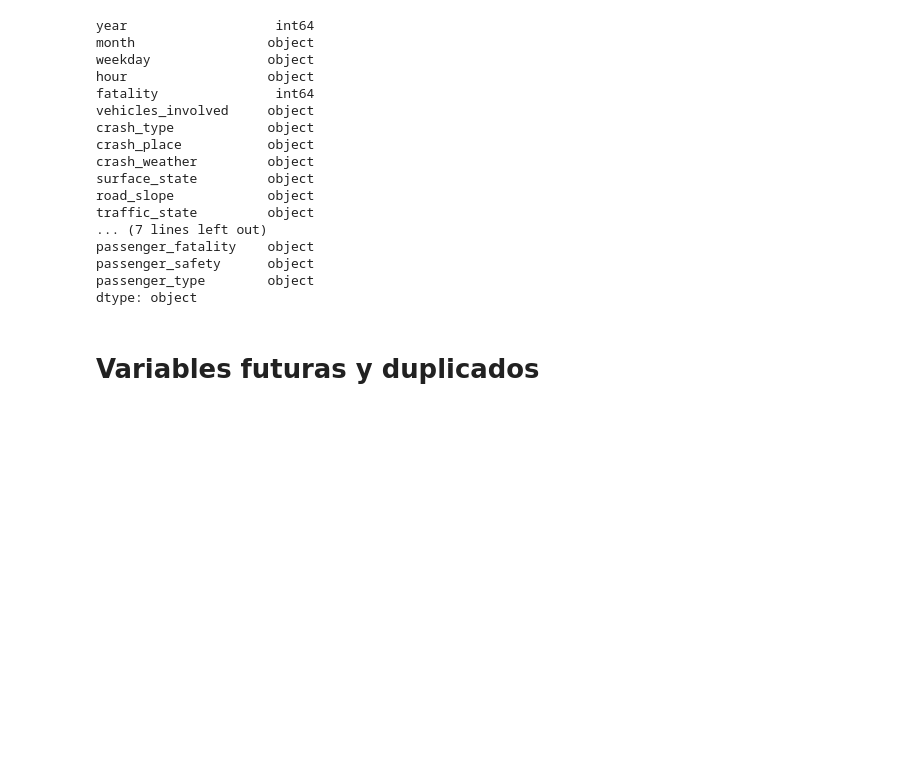
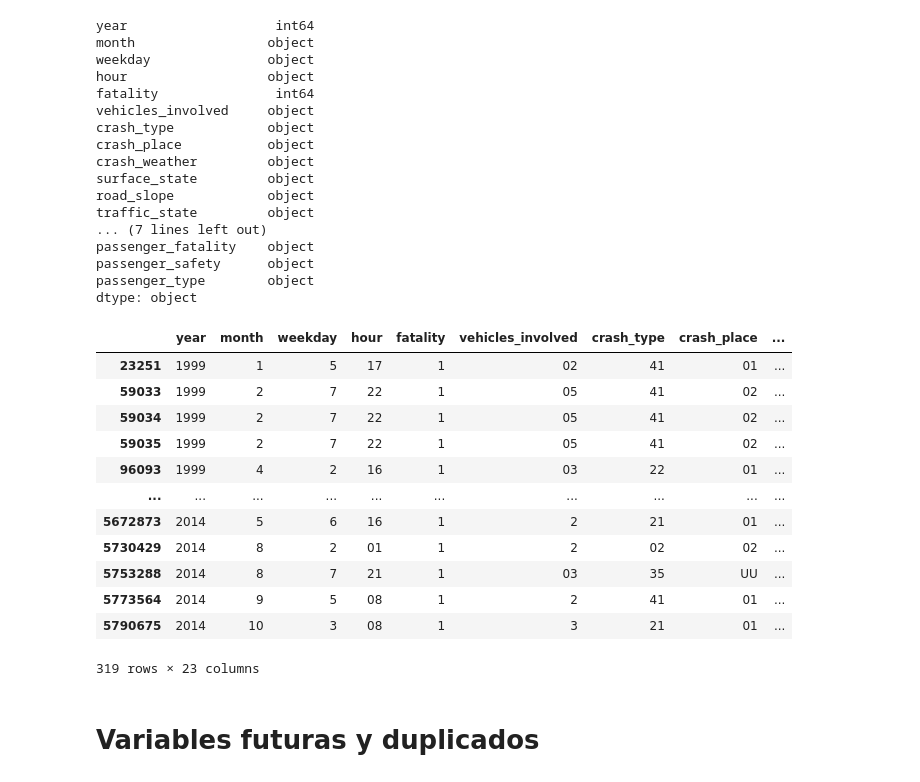
Before and after one commit to AMM53/Accidents-Prediction, a Jupyter notebook: notebooks/DescriptiveAnalysis.ipynb, the cells around one changed output. Saved outputs shown, nothing was run; the diff lists cells and outputs as text; code cells hidden in the pictures; blank space fills up the shorter version.

```diff
--- a/notebooks/DescriptiveAnalysis.ipynb
+++ b/notebooks/DescriptiveAnalysis.ipynb
@@ -90,6 +92,22 @@ dtype: object
 # %%
 # Cambio de la variable vehicle_year a años de antigüedad (la he metido en otra columna por el momento)
 df['vehicle_age'] = df.year - pd.to_numeric(df.vehicle_year, errors= "coerce")
+# %%
+df[(df['passenger_age']=='NN') & (df['fatality']==1)]
+# %% [output]
+|  | year | month | weekday | hour | fatality | vehicles_involved | crash_type | crash_place | ... |
+| 23251 | 1999 | 1 | 5 | 17 | 1 | 02 | 41 | 01 | ... |
+| 59033 | 1999 | 2 | 7 | 22 | 1 | 05 | 41 | 02 | ... |
+| 59034 | 1999 | 2 | 7 | 22 | 1 | 05 | 41 | 02 | ... |
+| 59035 | 1999 | 2 | 7 | 22 | 1 | 05 | 41 | 02 | ... |
+| 96093 | 1999 | 4 | 2 | 16 | 1 | 03 | 22 | 01 | ... |
+| ... | ... | ... | ... | ... | ... | ... | ... | ... | ... |
+| 5672873 | 2014 | 5 | 6 | 16 | 1 | 2 | 21 | 01 | ... |
+| 5730429 | 2014 | 8 | 2 | 01 | 1 | 2 | 02 | 02 | ... |
+| 5753288 | 2014 | 8 | 7 | 21 | 1 | 03 | 35 | UU | ... |
+| 5773564 | 2014 | 9 | 5 | 08 | 1 | 2 | 41 | 01 | ... |
+| 5790675 | 2014 | 10 | 3 | 08 | 1 | 3 | 21 | 01 | ... |
+319 rows × 23 columns
 # %% [markdown]
 # Variables futuras y duplicados
 # %% [markdown]
```
Also changed, not shown: parts of 30 cells of this notebook.
